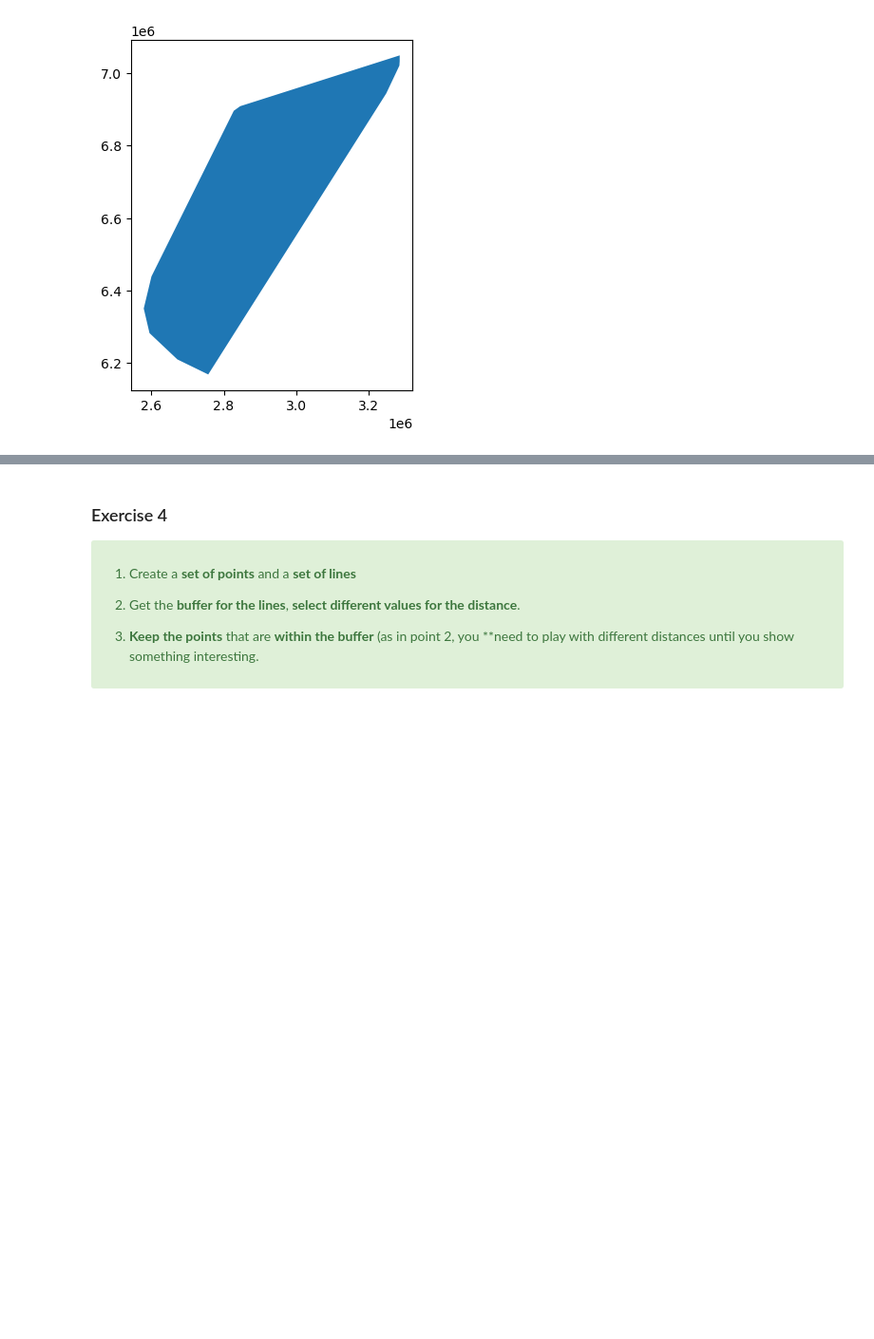
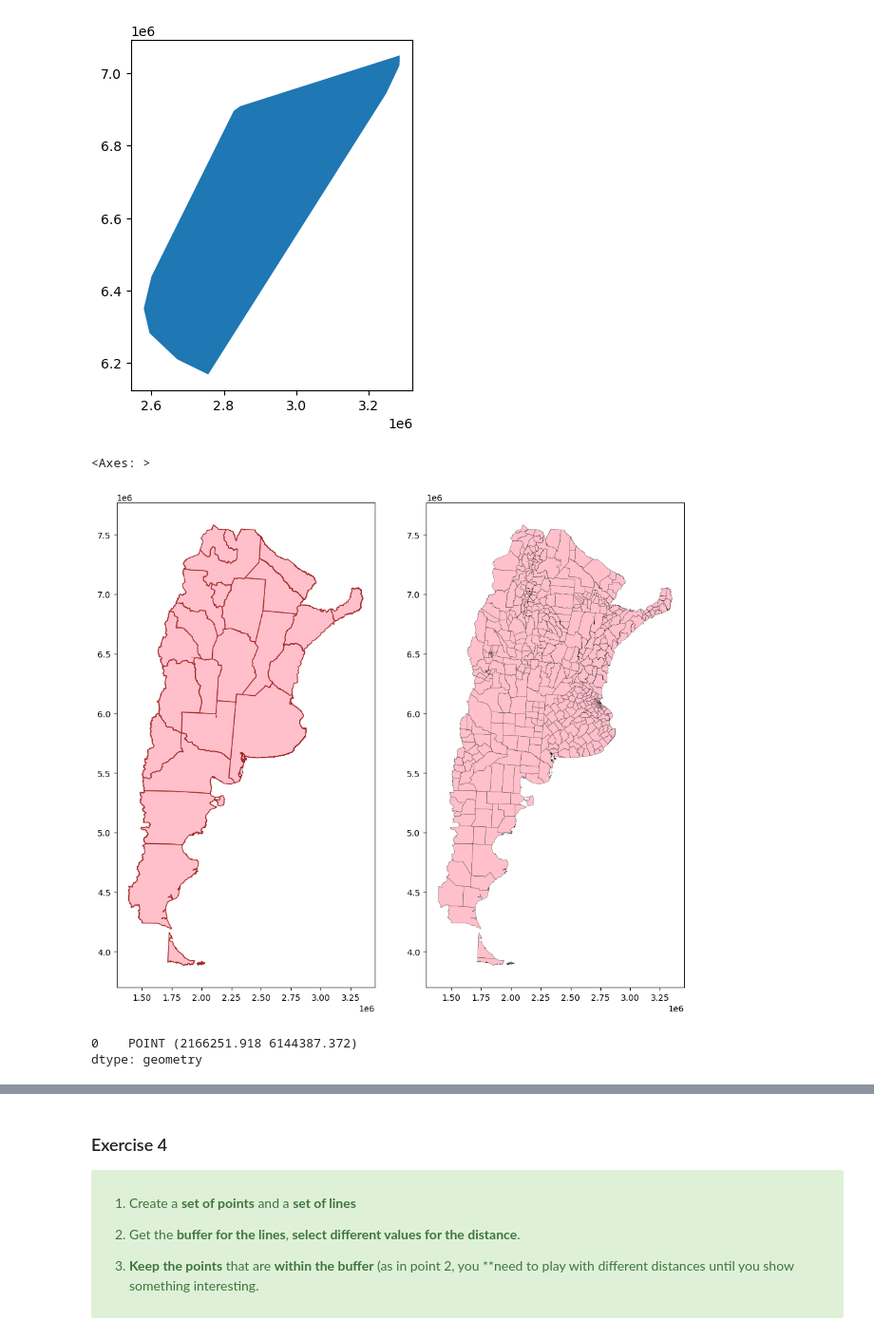
Before and after one commit to Romina300/TareaFinal_1, a Jupyter notebook: TareaFinal_parte1.ipynb, the cells around one changed output, grey strips where cells are left out. Shown: that part at 95% size. Drawn from its saved outputs; the diff is of its cells as text; code cells hidden in the pictures; blank space fills up the shorter version.

```diff
--- a/TareaFinal_parte1.ipynb
+++ b/TareaFinal_parte1.ipynb
@@ -457,3 +458,19 @@ systems.convex_hull.plot()
 # %% [output]
 <Axes: >
 [figure]
+# %%
+import matplotlib.pyplot as plt
+
+fig, (ax1, ax2) = plt.subplots(ncols=2, sharex=False, sharey=False, figsize=(12,12))
+
+states.plot(ax=ax1, facecolor='pink', edgecolor='brown')
+municipalities.plot(ax=ax2, facecolor='pink', edgecolor='black',linewidth=0.2)
+# %% [output]
+<Axes: >
+[figure, added]
+# %%
+centroArgentina=country.centroid# es una geoserie es un valor calculado
+centroArgentina
+# %% [output]
+0    POINT (2166251.918 6144387.372)
+dtype: geometry
```
Also changed, not shown: parts of 17 cells of this notebook.
